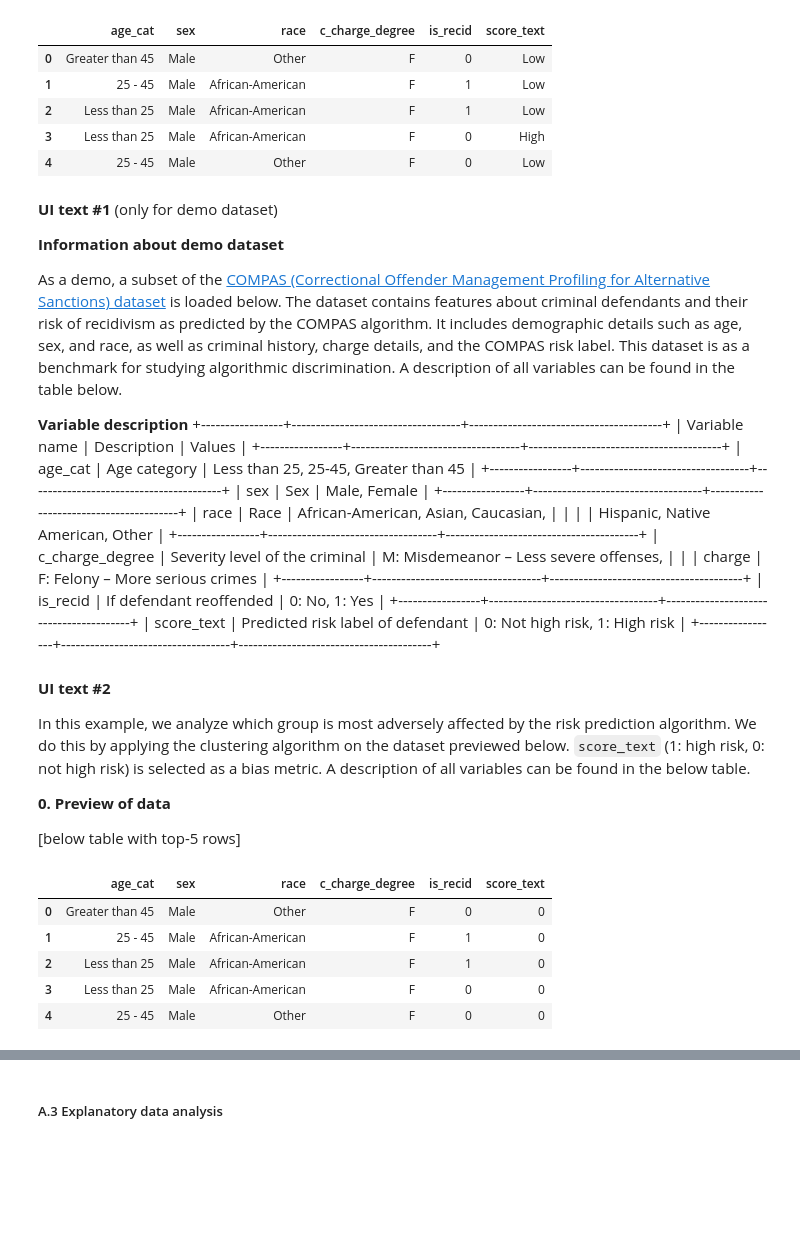
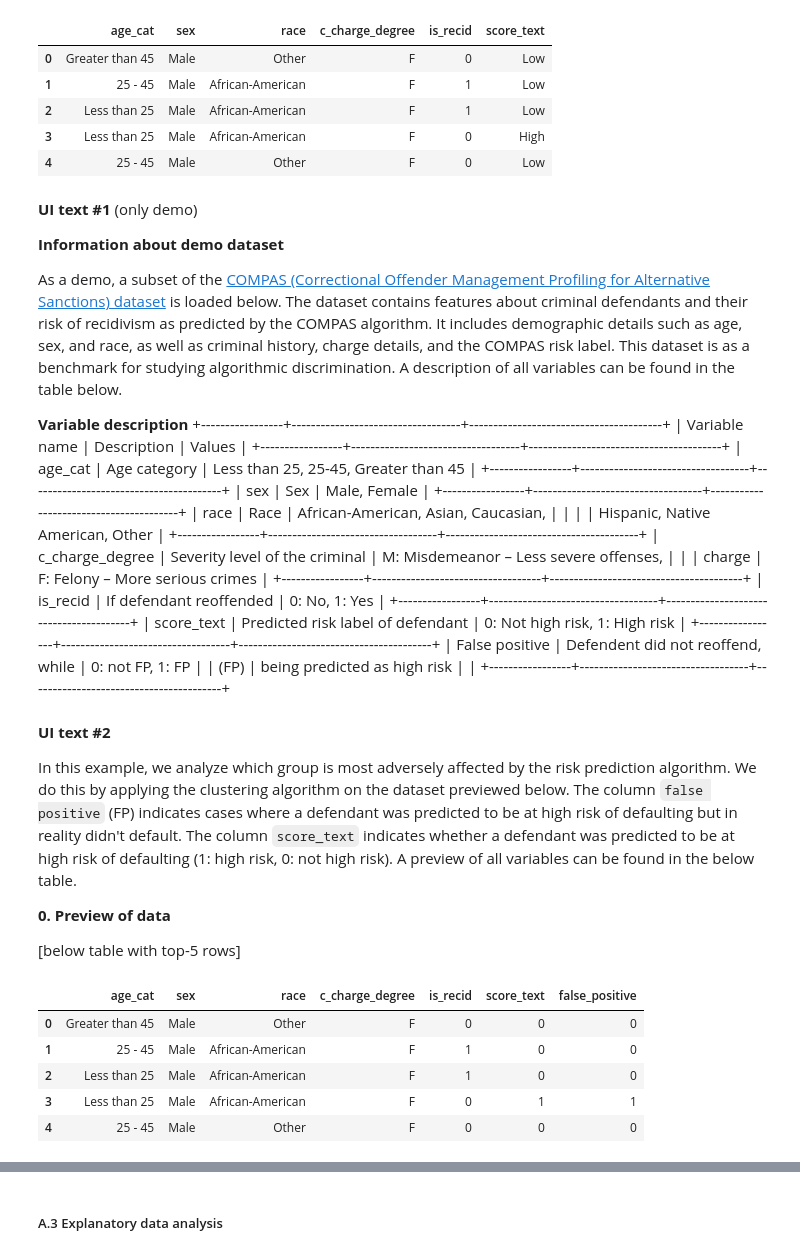
Before and after one commit to NGO-Algorithm-Audit/local-first-web-tool, a Jupyter notebook: notebooks/unsupervised bias detection tool/COMPAS.ipynb, the cells around one changed output, grey strips where cells are left out. Saved outputs shown, nothing was run; the diff lists cells and outputs as text; code cells hidden in the pictures; blank space fills up the shorter version.

```diff
--- a/notebooks/unsupervised bias detection tool/COMPAS.ipynb
+++ b/notebooks/unsupervised bias detection tool/COMPAS.ipynb
@@ -60,7 +62,7 @@ dtype: int64
 | 3 | Less than 25 | Male | African-American | F | 0 | High |
 | 4 | 25 - 45 | Male | Other | F | 0 | Low |
 # %% [markdown]
-**UI text #1** (only for demo dataset)
+**UI text #1** (only demo)
 
 **Information about demo dataset**
 
@@ -84,10 +86,13 @@ As a demo, a subset of the [COMPAS (Correctional Offender Management Profiling f
 +-----------------+-----------------------------------+----------------------------------------+
 | score_text      | Predicted risk label of defendant | 0: Not high risk, 1: High risk         |
 +-----------------+-----------------------------------+----------------------------------------+
+| False positive  | Defendent did not reoffend, while | 0: not FP, 1: FP                       |
+| (FP)            | being predicted as high risk      |                                        |
++-----------------+-----------------------------------+----------------------------------------+
 # %% [markdown]
 **UI text #2**
 
-In this example, we analyze which group is most adversely affected by the risk prediction algorithm. We do this by applying the clustering algorithm on the dataset previewed below. `score_text` (1: high risk, 0: not high risk) is selected as a bias metric. A description of all variables can be found in the below table.
+In this example, we analyze which group is most adversely affected by the risk prediction algorithm. We do this by applying the clustering algorithm on the dataset previewed below. The column `false positive` (FP) indicates cases where a defendant was predicted to be at high risk of defaulting but in reality didn't default. The column `score_text` indicates whether a defendant was predicted to be at high risk of defaulting (1: high risk, 0: not high risk). A preview of all variables can be found in the below table.
 
 **0. Preview of data**
 
@@ -95,13 +100,18 @@ In this example, we analyze which group is most adversely affected by the risk p
 # %%
 # map bias metric (score text) to binary values
 filtered_df["score_text"] = filtered_df["score_text"].map(lambda x: 1 if x == "High" else 0)
 filtered_df["is_recid"] = filtered_df["is_recid"].astype("category")
+
+# Create a false_positive column
+filtered_df["false_positive"] = ((filtered_df["is_recid"] == 0) & (filtered_df["score_text"] == 1)).astype(int)
+
+# Display the updated dataframe
 filtered_df.head()
 # %% [output]
-|  | age_cat | sex | race | c_charge_degree | is_recid | score_text |
-| 0 | Greater than 45 | Male | Other | F | 0 | 0 |
-| 1 | 25 - 45 | Male | African-American | F | 1 | 0 |
-| 2 | Less than 25 | Male | African-American | F | 1 | 0 |
-| 3 | Less than 25 | Male | African-American | F | 0 | 0 |
-| 4 | 25 - 45 | Male | Other | F | 0 | 0 |
+|  | age_cat | sex | race | c_charge_degree | is_recid | score_text | false_positive |
+| 0 | Greater than 45 | Male | Other | F | 0 | 0 | 0 |
+| 1 | 25 - 45 | Male | African-American | F | 1 | 0 | 0 |
+| 2 | Less than 25 | Male | African-American | F | 1 | 0 | 0 |
+| 3 | Less than 25 | Male | African-American | F | 0 | 1 | 1 |
+| 4 | 25 - 45 | Male | Other | F | 0 | 0 | 0 |
 # %%
```
Also changed, not shown: parts of 25 cells of this notebook.
